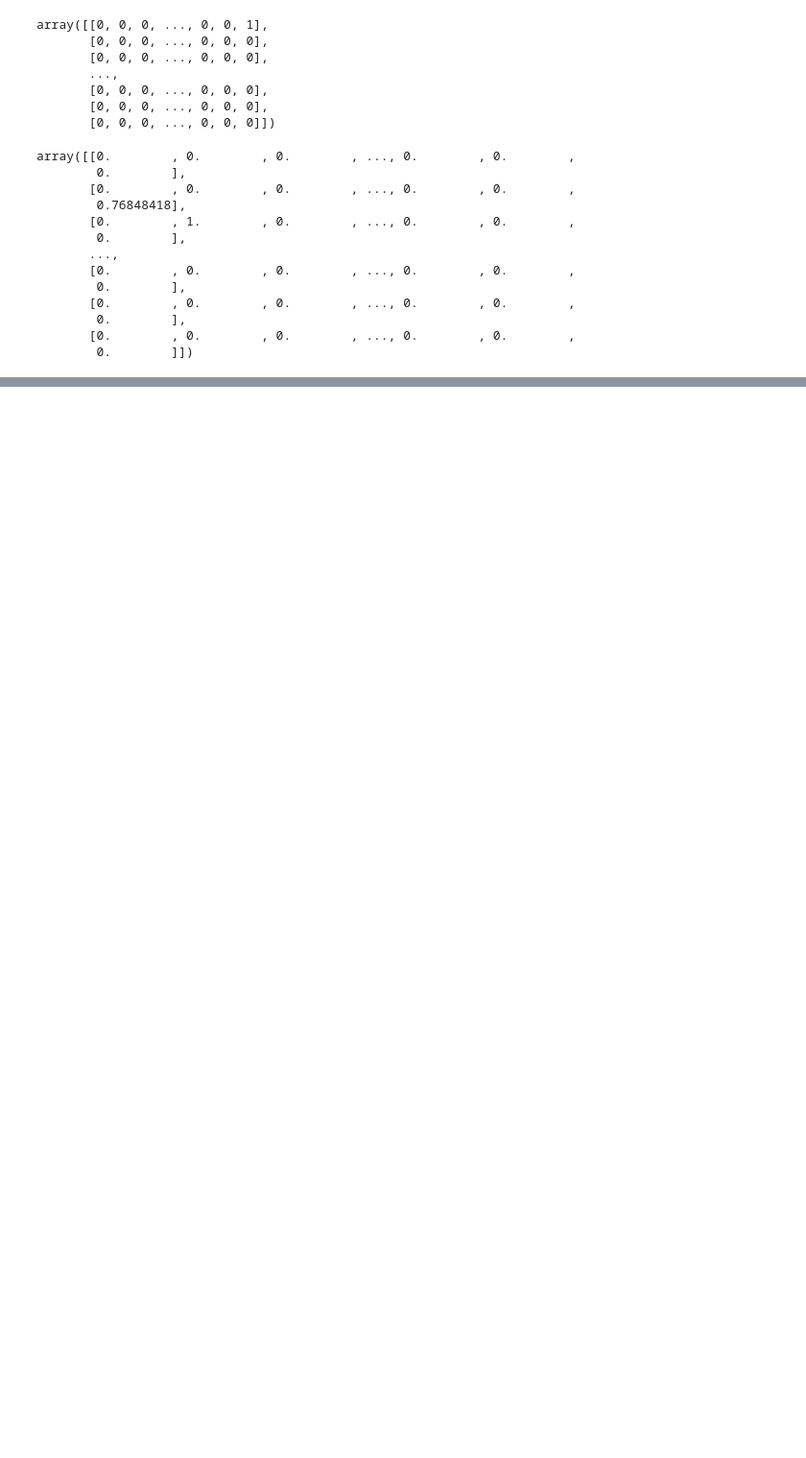
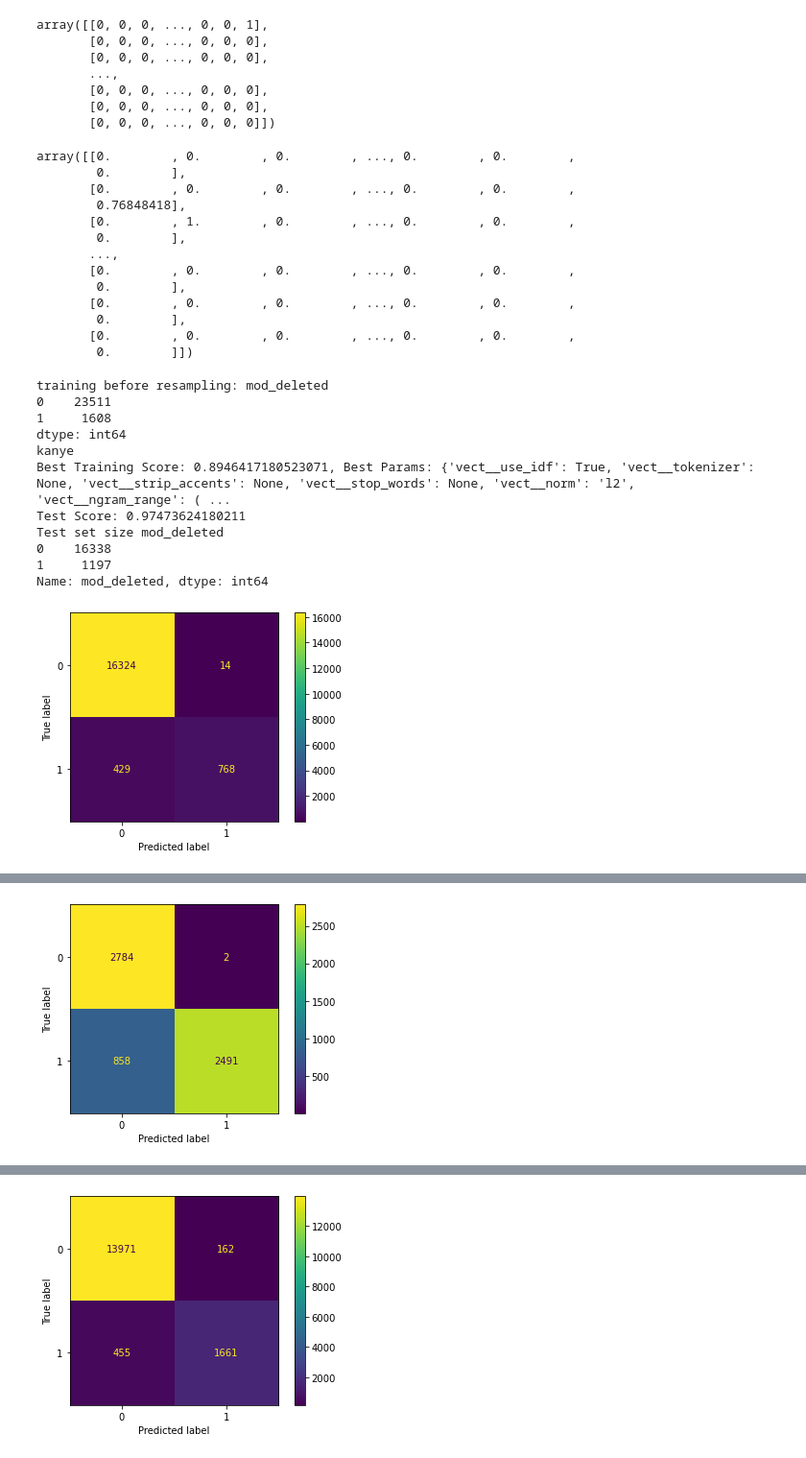
Before and after one commit to BrickGoat/reddit-comment-moderator, a Jupyter notebook: preprocess.ipynb, the cells around one changed output, grey strips where cells are left out. Shown at 96% size. Drawn from its saved outputs; the diff is of its cells as text; code cells hidden in the pictures; blank space fills up the shorter version.

Commit message:
ridge model results, Adaboost in-progress

```diff
--- a/preprocess.ipynb
+++ b/preprocess.ipynb
@@ -186,50 +191,72 @@ y = "mod_deleted"
 x_cont = x[2:]
 x_text = 'comment_body'
 # %%
+from sklearn.linear_model import RidgeClassifier
+from sklearn.model_selection import ShuffleSplit
+from sklearn.metrics import ConfusionMatrixDisplay
+
 #y is our target, what we are trying to predict. That is either deleted by mod or deleted by user (if deleted at all). Two splits.
-for df in dataframes:
-    tfidf = TfidfVectorizer(stop_words=stopwords.words('english'),max_df=.5, ngram_range=(1,2) ,max_features=50, strip_accents="unicode")
+for i in range(len(dataframes)):
+    df = dataframes[i]
+    tfidf = TfidfVectorizer(max_df=.5)
     # Use grouped split so that comments from a posts are not split between training & test set
     X = df[x]
     Y = df[y]
-    gs = GroupShuffleSplit(n_splits=2, test_size=.3, random_state=0)
+    Y = Y.apply(lambda x: "1" if x else "0")
+    gs = GroupShuffleSplit(n_splits=2, test_size=.5, random_state=0)
     train_ind, test_ind = next(gs.split(X, Y, groups=X.postTag))
     X_test = X.iloc[test_ind].drop("postTag", axis=1)
     y_test = Y.iloc[test_ind]
-
     # Duplicate minority class to match majority class to avoid overfitting
     X_train = X.iloc[train_ind].drop("postTag", axis=1)
+
     y_train = Y.iloc[train_ind]
     train = pd.concat([X_train, y_train], axis=1)
+    print(f"training before resampling: {train.groupby(by=train[y]).size()}")
     root = [train]
     size = train[y].value_counts().max()
     for class_index, group in train.groupby(y):
         root.append(group.sample(size-len(group), replace=True))
     train = pd.concat(root)
-    X_train = train[x[1:]]
+    X_train = train[x_text]
     y_train = train[y]
-    """
-        Preprocess continuous columns and comment body
-        We may want to grid search with tfidf params instead of using above params
-    """
-    cont_pipe = Pipeline([
-        ('imputer', SimpleImputer(strategy="median")),
-        ('scaler', StandardScaler())
-    ])
-
-    text_pipe = Pipeline([
-        ('vect', tfidf)
-    ])
-
-    preprocessor = ColumnTransformer([
-        ('cont', cont_pipe, x_cont),
-        ('text', text_pipe, x_text)
-    ])
-
-    preprocessor.fit(X_train)
-    columns = preprocessor.named_transformers_["text"][0].get_feature_names_out()
-    columns = list(x_cont) + list(columns)
-    X_train_trans = pd.DataFrame(preprocessor.transform(X_train).toarray(), columns=columns)
-    #print(X_train_trans.head()) # Transformed training data
 
     # Create model pipeline & param_grids
+    param_grid = ({'vect__ngram_range': [(1,1), (1,4), (2,2), (1,8)],
+                   'vect__stop_words': [stopwords.words('english'), None],
+                   'vect__tokenizer': [None],
+                   'vect__max_features': [25, 50],
+                   'vect__use_idf': [True, False],
+                   'vect__norm': ['l1', 'l2'],
+                   'vect__strip_accents': ['ascii', None],
+                   'clf__alpha': np.logspace(-4,2,5),
+                   'clf__solver': ["sparse_cg", "sag"]
+                  })
+    pipeline = Pipeline([('vect', tfidf),
+                        ('clf', RidgeClassifier(max_iter=100000))])
+
+    grid = RandomizedSearchCV(estimator=pipeline,n_iter=100,n_jobs=-1, param_distributions=param_grid, return_train_score=True,
+                             cv=ShuffleSplit())
+    grid.fit(X_train, y_train)
+    print(subreddits[i])
+    print(f"Best Training Score: {grid.best_score_}, Best Params: {grid.best_params_}")
+    print(f"Test Score: {grid.score(X_test[x_text], y_test)}")
+    print(f"Test set size {y_test.groupby(y_test).size()}")
+    model = grid.best_estimator_
+    y_pred = model.predict(X_test[x_text])
+    ConfusionMatrixDisplay.from_predictions(y_test, y_pred)
+    plt.show()
+    print()
+# %% [output]
+training before resampling: mod_deleted
+0    23511
+1     1608
+dtype: int64
+kanye
+Best Training Score: 0.8946417180523071, Best Params: {'vect__use_idf': True, 'vect__tokenizer': None, 'vect__strip_accents': None, 'vect__stop_words': None, 'vect__norm': 'l2', 'vect__ngram_range': ( ...
+Test Score: 0.97473624180211
+Test set size mod_deleted
+0    16338
+1     1197
+Name: mod_deleted, dtype: int64
+[figure, added]
@@ -235,0 +274 @@ for df in dataframes:
+[figure, added]
@@ -235,0 +286 @@ for df in dataframes:
+[figure, added]
```
Also changed, not shown: parts of 5 cells of this notebook.
